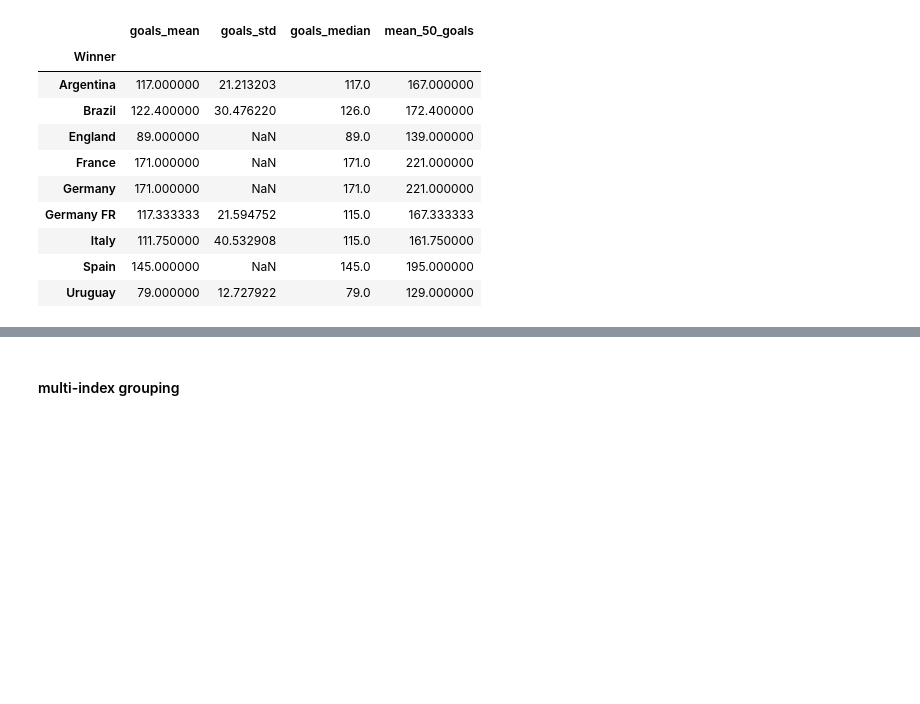
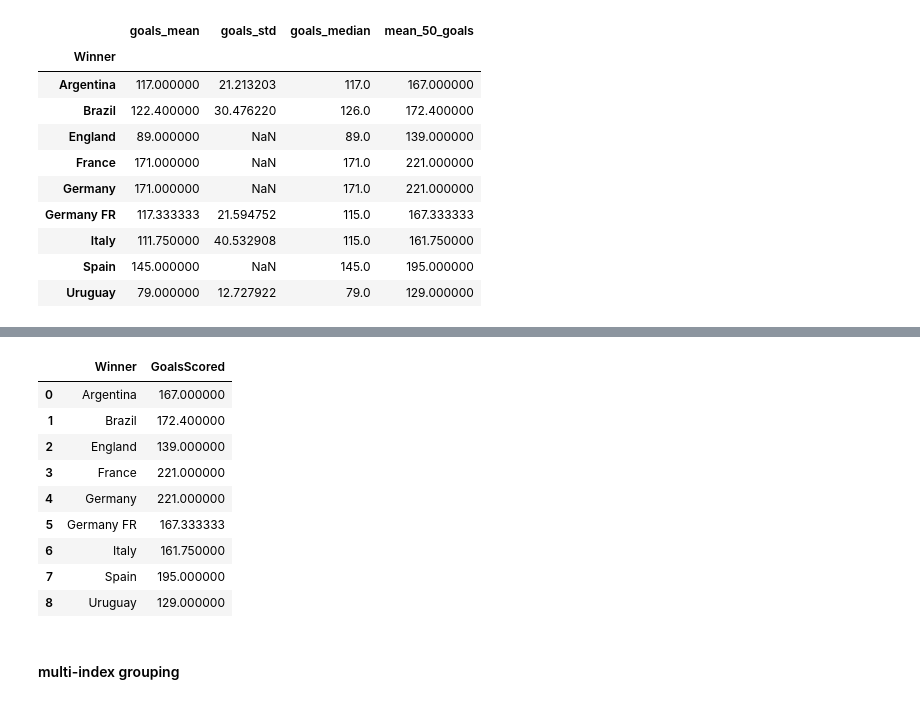
Before and after one commit to TiagoVentura/ppol5203_fall_2023, a Jupyter notebook: lecture_notes/week-05/_week-5c-data_wrangling_pandas.ipynb, the cells around one changed output, grey strips where cells are left out. Cells and saved outputs as stored; diff of their text form; code cells hidden in the pictures; blank space fills up the shorter version.

```diff
--- a/lecture_notes/week-05/_week-5c-data_wrangling_pandas.ipynb
+++ b/lecture_notes/week-05/_week-5c-data_wrangling_pandas.ipynb
@@ -1076,3 +1112,19 @@ wc.groupby(["Winner"])["GoalsScored"].agg(["mean","std","median",mean_add_50])
+# %%
+# apply
+(wc.groupby(["Winner"])["GoalsScored"].
+    apply(mean_add_50).
+    reset_index())
+# %% [output]
+|  | Winner | GoalsScored |
+| 0 | Argentina | 167.000000 |
+| 1 | Brazil | 172.400000 |
+| 2 | England | 139.000000 |
+| 3 | France | 221.000000 |
+| 4 | Germany | 221.000000 |
+| 5 | Germany FR | 167.333333 |
+| 6 | Italy | 161.750000 |
+| 7 | Spain | 195.000000 |
+| 8 | Uruguay | 129.000000 |
 # %% [markdown]
 #### multi-index grouping
 # %% [markdown]
```
Also changed, not shown: parts of 6 cells of this notebook, 25 other files.
